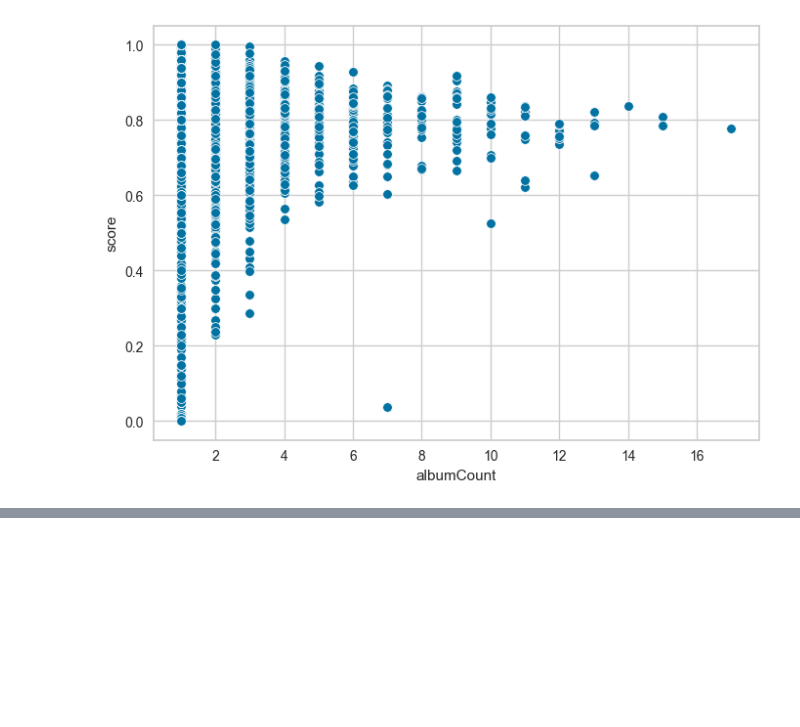
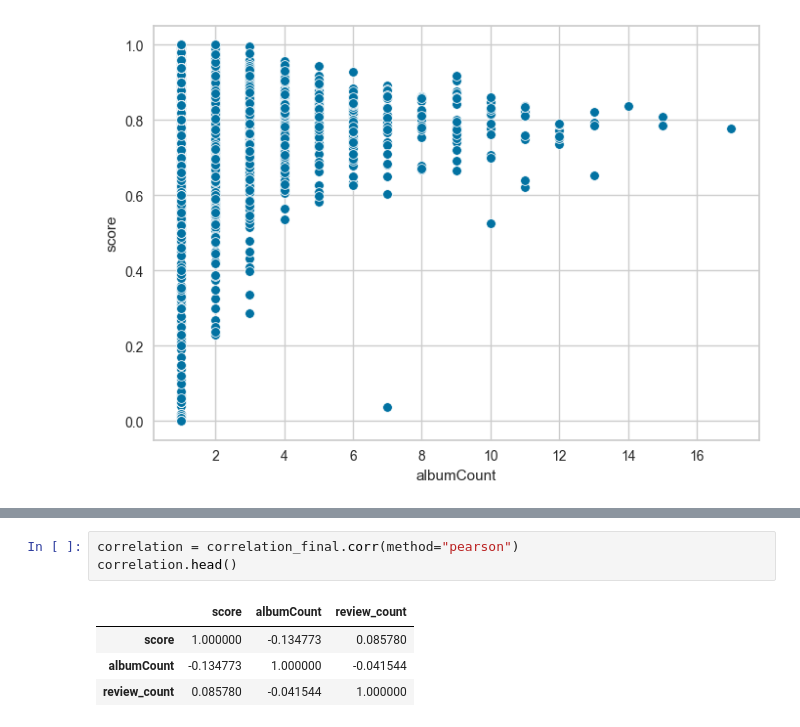
Before and after one commit to chainReactionCol/newRep, a Jupyter notebook: Data_StoryTelling_Sanchez_Ruiz.ipynb, the cells around one changed output, grey strips where cells are left out. Saved outputs shown, nothing was run; the diff lists cells and outputs as text; blank space fills up the shorter version.

```diff
--- a/Data_StoryTelling_Sanchez_Ruiz.ipynb
+++ b/Data_StoryTelling_Sanchez_Ruiz.ipynb
@@ -828,0 +853,8 @@ sns.scatterplot(data=scatterMergedYeo3,x='albumCount',y='score')
+# %%
+correlation = correlation_final.corr(method="pearson")
+correlation.head()
+# %% [output]
+|  | score | albumCount | review_count |
+| score | 1.000000 | -0.134773 | 0.085780 |
+| albumCount | -0.134773 | 1.000000 | -0.041544 |
+| review_count | 0.085780 | -0.041544 | 1.000000 |
```
Also changed, not shown: parts of 14 cells of this notebook, 4 other files.
